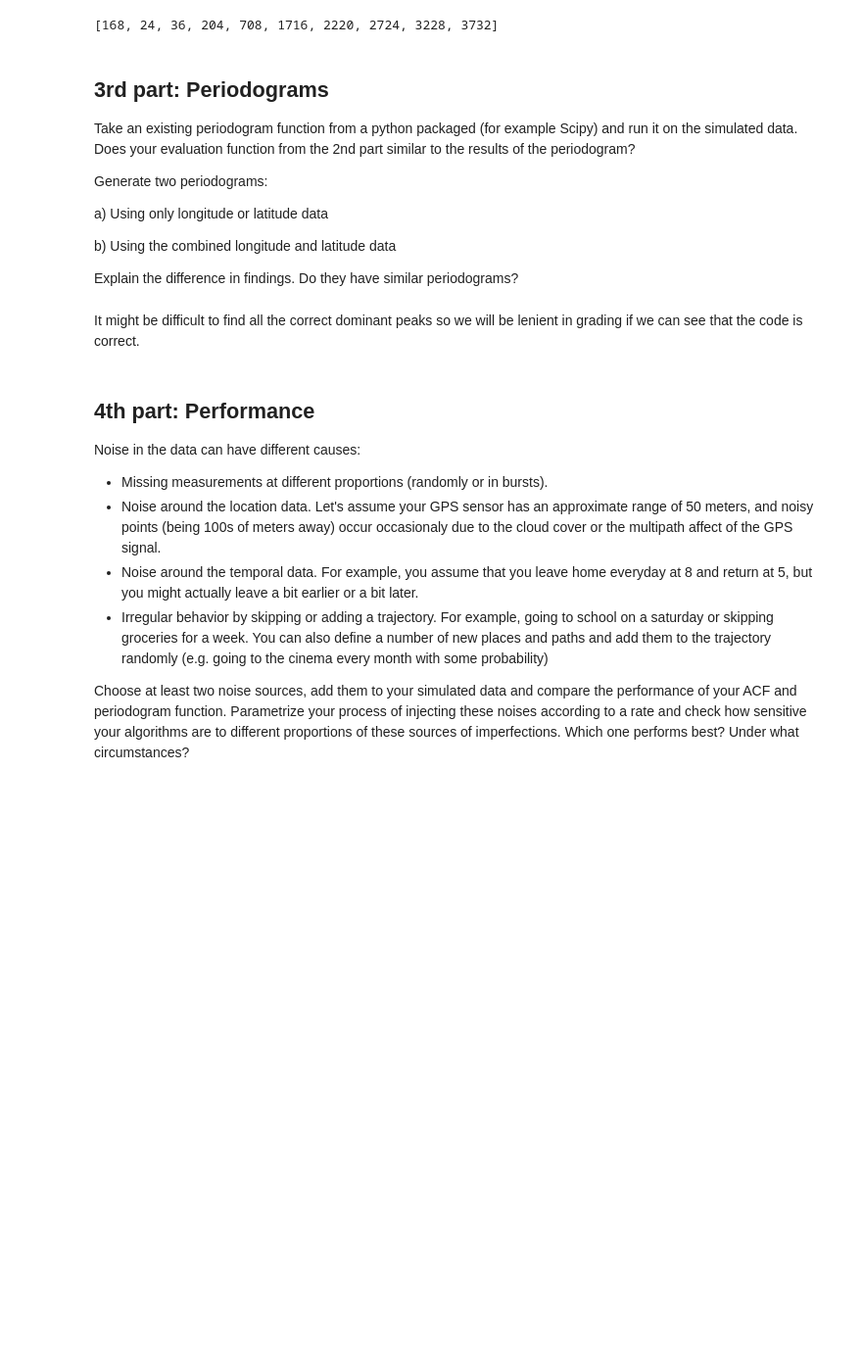
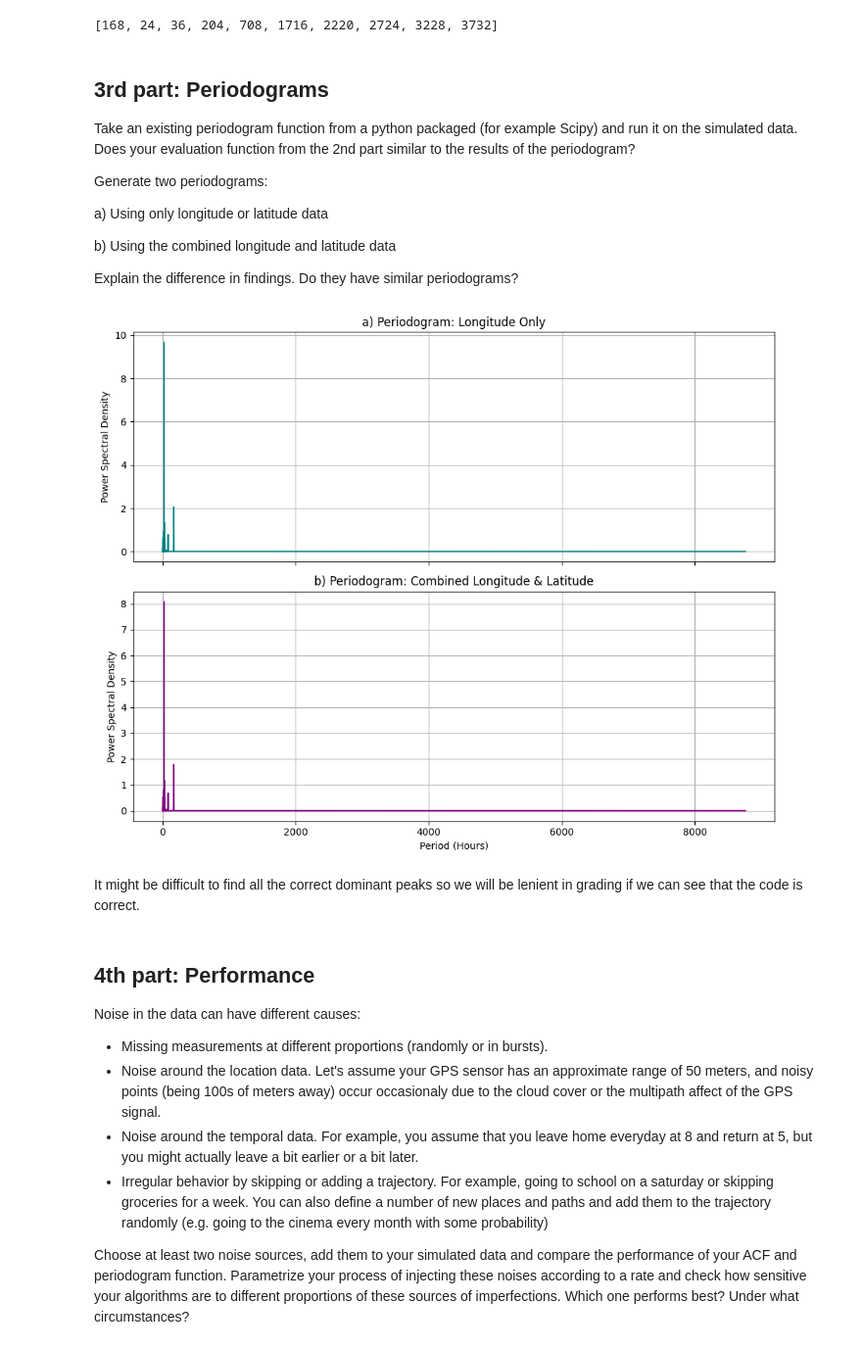
Before and after one commit to M4ngA-Coen4V/Assignment1, a Jupyter notebook: Assignment1_Exercises.ipynb, the cells around one changed output. Shown at 98% size. Saved outputs shown, nothing was run; the diff lists cells and outputs as text; code cells hidden in the pictures; blank space fills up the shorter version.

```diff
--- a/Assignment1_Exercises.ipynb
+++ b/Assignment1_Exercises.ipynb
@@ -97,8 +99,8 @@ def simulate(home_coord, supermarket_coord, snellius_coord):
     longitudes = np.select(conditions, lon_choices, default=home_coord[1])
 
     combined_coords = []
-    for latitudes, longitudes in zip(latitudes, longitudes):
-        combined_coords.append((latitudes**2 + longitudes**2)**0.5)
+    for lats, longs in zip(latitudes, longitudes):
+        combined_coords.append((lats**2 + longs**2)**0.5)
 
     #final simulated data structure
     simulated_data = pd.DataFrame({
@@ -304,2 +304,44 @@ Explain the difference in findings. Do they have similar periodograms?
+# %%
+def generate_periodograms(result_df):
+    fs = 1.0
+    lon_data = result_df['longitude'].values
+    combined_data = result_df['combined'].values
+
+    freqs_lon, psd_lon = periodogram(lon_data, fs=fs)
+    freqs_comb, psd_comb = periodogram(combined_data, fs=fs)
+
+    #convert frequencies to periods in hours
+    with np.errstate(divide='ignore'):
+        periods_lon = np.where(freqs_lon > 0, 1.0 / freqs_lon, np.inf)
+        periods_comb = np.where(freqs_comb > 0, 1.0 / freqs_comb, np.inf)
+
+    #plotting
+    fig, axes = plt.subplots(2, 1, figsize=(10, 8), sharex=True)
+
+    # Limit plot to focus on periods up to 30 days (720 hours) for clarity
+    max_plot_period = 8760
+
+    # Plot A: Longitude/Latitude
+    mask_lon = (periods_lon <= max_plot_period) & (periods_lon > 1)
+    axes[0].plot(periods_lon[mask_lon], psd_lon[mask_lon], color='teal')
+    axes[0].set_title("a) Periodogram: Longitude Only")
+    axes[0].set_ylabel("Power Spectral Density")
+    axes[0].grid(True)
+
+    # Plot B: Combined Data
+    mask_comb = (periods_comb <= max_plot_period) & (periods_comb > 1)
+    axes[1].plot(periods_comb[mask_comb], psd_comb[mask_comb], color='purple')
+    axes[1].set_title("b) Periodogram: Combined Longitude & Latitude")
+    axes[1].set_xlabel("Period (Hours)")
+    axes[1].set_ylabel("Power Spectral Density")
+    axes[1].grid(True)
+
+    plt.tight_layout()
+    plt.show()
+
+# Run it with your dataframe
+generate_periodograms(result_df)
+# %% [output]
+[figure, added]
 # %%
 # write your own periodogram function if needed
```
Also changed, not shown: parts of 4 cells of this notebook, 1 other file.
